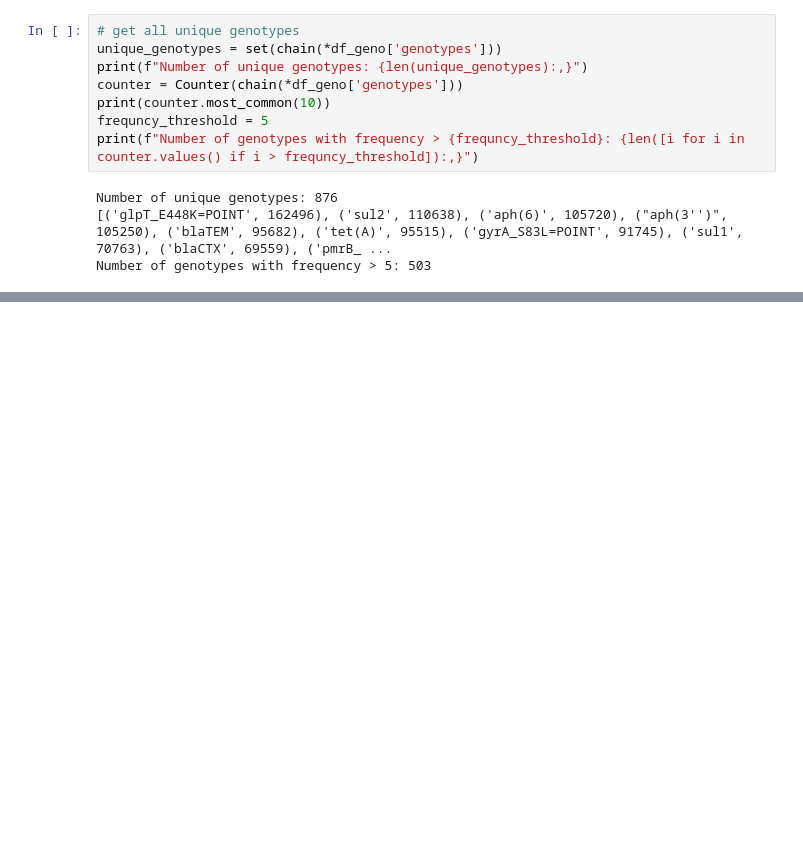
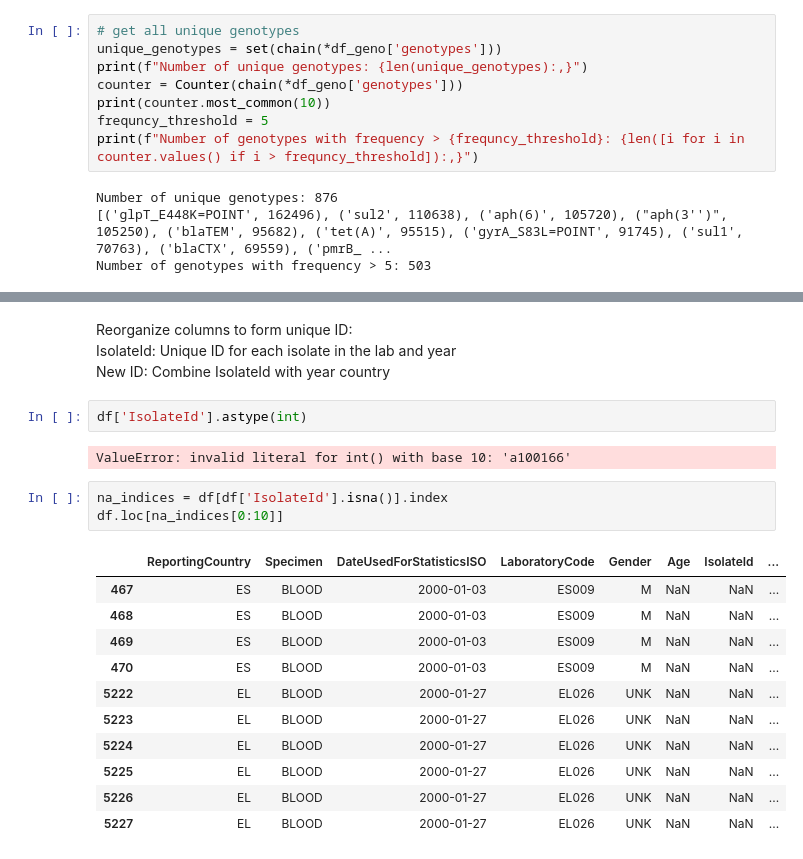
Before and after one commit to jespeols/ARFusion, a Jupyter notebook: code/data_preprocessing.ipynb, the cells around one changed output, grey strips where cells are left out. Drawn from its saved outputs; the diff is of its cells as text; blank space fills up the shorter version.

```diff
--- a/code/data_preprocessing.ipynb
+++ b/code/data_preprocessing.ipynb
@@ -458,0 +594,23 @@ Number of genotypes with frequency > 5: 503
+# %% [markdown]
+Reorganize columns to form unique ID:
+IsolateId: Unique ID for each isolate in the lab and year
+New ID: Combine IsolateId with year country
+# %%
+df['IsolateId'].astype(int)
+# %% [output]
+ValueError: invalid literal for int() with base 10: 'a100166'
+# %%
+na_indices = df[df['IsolateId'].isna()].index
+df.loc[na_indices[0:10]]
+# %% [output]
+|  | ReportingCountry | Specimen | DateUsedForStatisticsISO | LaboratoryCode | Gender | Age | IsolateId | ... |
+| 467 | ES | BLOOD | 2000-01-03 | ES009 | M | NaN | NaN | ... |
+| 468 | ES | BLOOD | 2000-01-03 | ES009 | M | NaN | NaN | ... |
+| 469 | ES | BLOOD | 2000-01-03 | ES009 | M | NaN | NaN | ... |
+| 470 | ES | BLOOD | 2000-01-03 | ES009 | M | NaN | NaN | ... |
+| 5222 | EL | BLOOD | 2000-01-27 | EL026 | UNK | NaN | NaN | ... |
+| 5223 | EL | BLOOD | 2000-01-27 | EL026 | UNK | NaN | NaN | ... |
+| 5224 | EL | BLOOD | 2000-01-27 | EL026 | UNK | NaN | NaN | ... |
+| 5225 | EL | BLOOD | 2000-01-27 | EL026 | UNK | NaN | NaN | ... |
+| 5226 | EL | BLOOD | 2000-01-27 | EL026 | UNK | NaN | NaN | ... |
+| 5227 | EL | BLOOD | 2000-01-27 | EL026 | UNK | NaN | NaN | ... |
```
Also changed, not shown: parts of 15 cells of this notebook, 1 other file.
